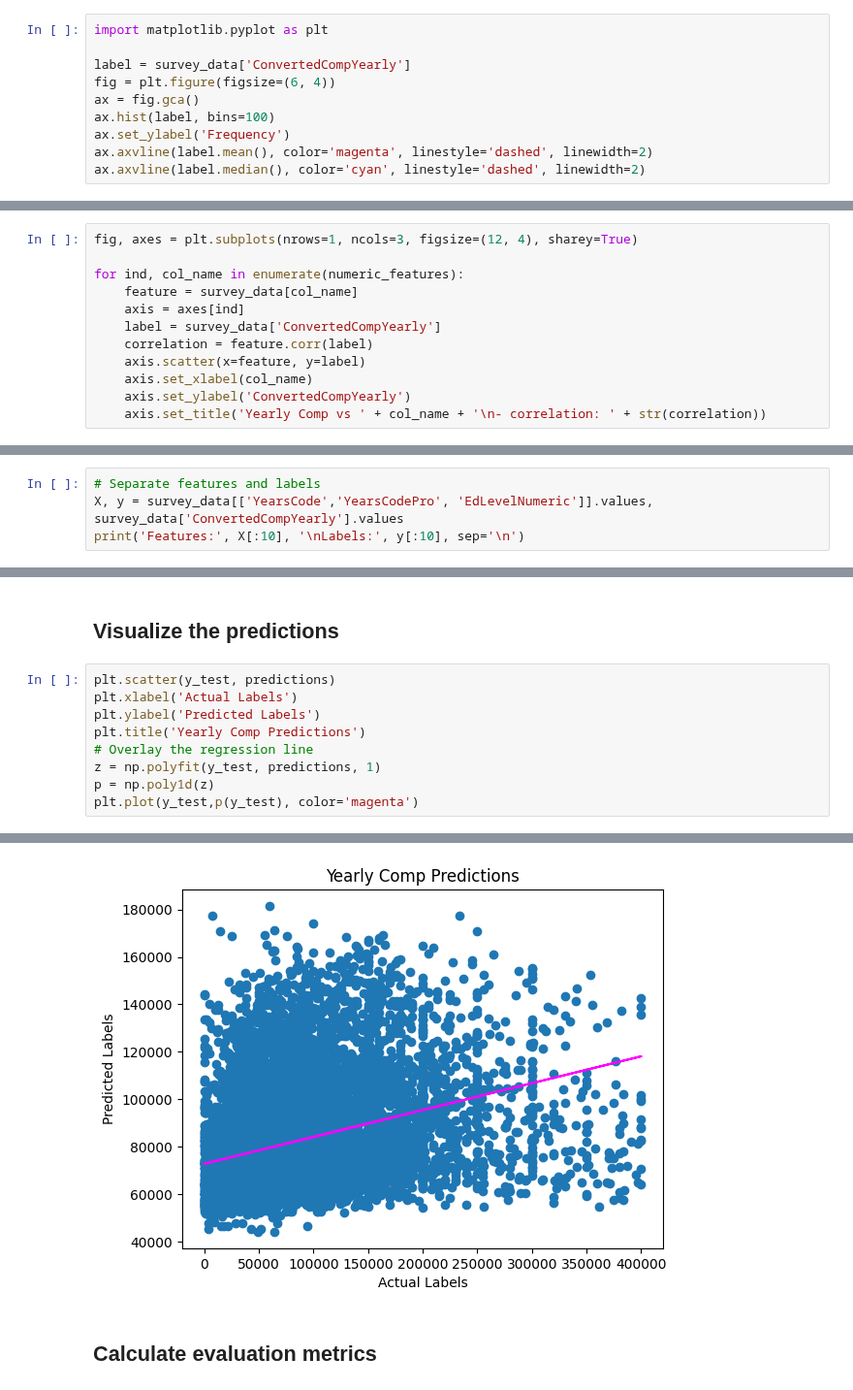
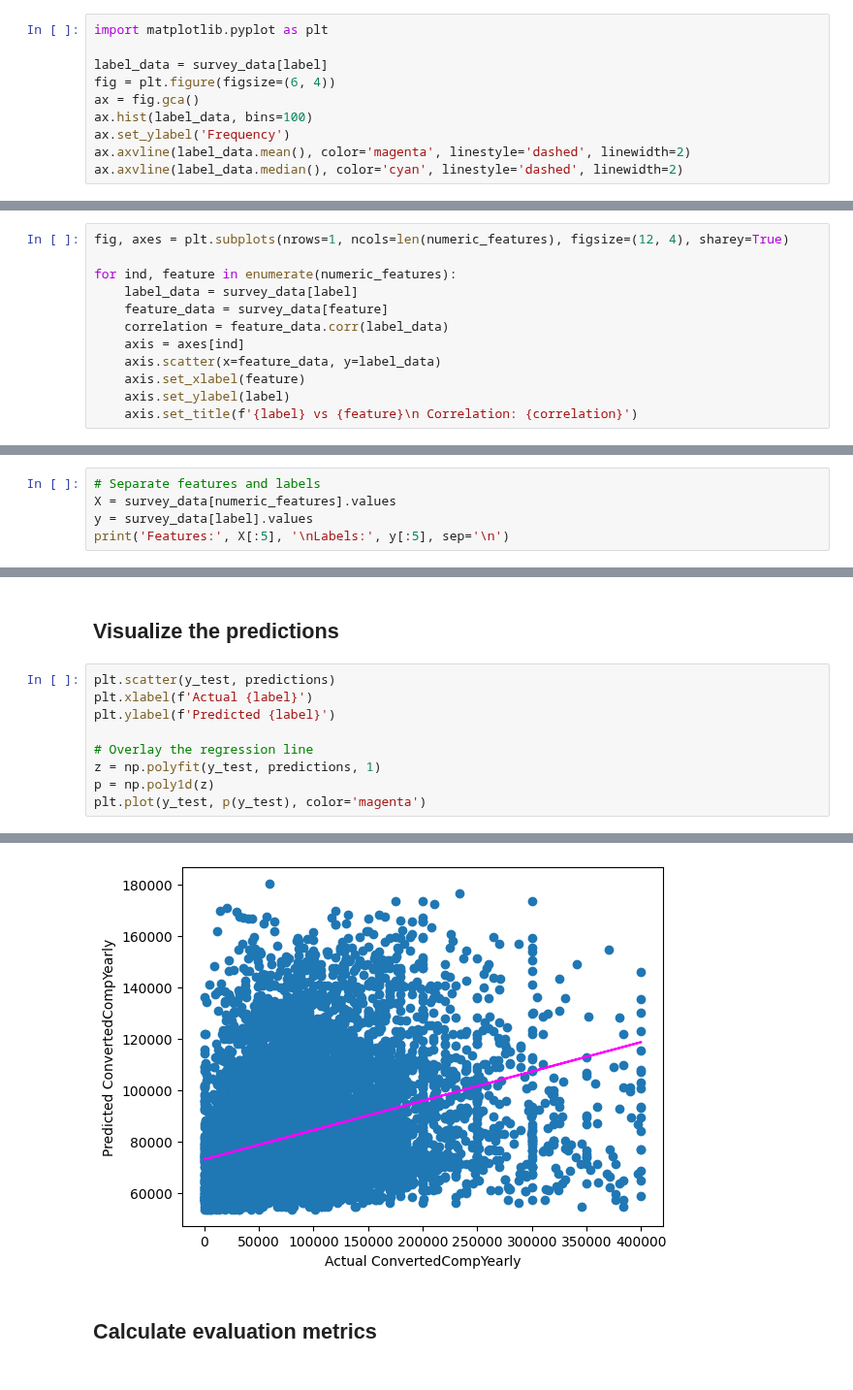
Before and after one commit to pamelafox/regression-model-azure-demo, a Jupyter notebook: explorer.ipynb, the cells around one changed output, grey strips where cells are left out. Shown at 97% size. Saved outputs shown, nothing was run; the diff lists cells and outputs as text.

```diff
--- a/explorer.ipynb
+++ b/explorer.ipynb
@@ -98,13 +73,13 @@ survey_data[["EdLevelNumeric"]].describe()
 # %%
 import matplotlib.pyplot as plt
 
-label = survey_data['ConvertedCompYearly']
+label_data = survey_data[label]
 fig = plt.figure(figsize=(6, 4))
 ax = fig.gca()
-ax.hist(label, bins=100)
+ax.hist(label_data, bins=100)
 ax.set_ylabel('Frequency')
-ax.axvline(label.mean(), color='magenta', linestyle='dashed', linewidth=2)
-ax.axvline(label.median(), color='cyan', linestyle='dashed', linewidth=2)
+ax.axvline(label_data.mean(), color='magenta', linestyle='dashed', linewidth=2)
+ax.axvline(label_data.median(), color='cyan', linestyle='dashed', linewidth=2)
 # %% [output]
 <matplotlib.lines.Line2D at 0x...>
 [figure]
@@ -139,15 +114,15 @@ for ind, col_name in enumerate(categorical_features):
 # %% [markdown]
 ## Measure correlations
 # %%
-fig, axes = plt.subplots(nrows=1, ncols=3, figsize=(12, 4), sharey=True)
+fig, axes = plt.subplots(nrows=1, ncols=len(numeric_features), figsize=(12, 4), sharey=True)
 
-for ind, col_name in enumerate(numeric_features):
-    feature = survey_data[col_name]
+for ind, feature in enumerate(numeric_features):
+    label_data = survey_data[label]
+    feature_data = survey_data[feature]
+    correlation = feature_data.corr(label_data)
     axis = axes[ind]
-    label = survey_data['ConvertedCompYearly']
-    correlation = feature.corr(label)
-    axis.scatter(x=feature, y=label)
-    axis.set_xlabel(col_name)
-    axis.set_ylabel('ConvertedCompYearly')
-    axis.set_title('Yearly Comp vs ' + col_name + '\n- correlation: ' + str(correlation))
+    axis.scatter(x=feature_data, y=label_data)
+    axis.set_xlabel(feature)
+    axis.set_ylabel(label)
+    axis.set_title(f'{label} vs {feature}\n Correlation: {correlation}')
 # %% [output]
@@ -158,7 +133,8 @@ for ind, col_name in enumerate(numeric_features):
 ## Separate test and train data
 # %%
 # Separate features and labels
-X, y = survey_data[['YearsCode','YearsCodePro', 'EdLevelNumeric']].values, survey_data['ConvertedCompYearly'].values
-print('Features:', X[:10], '\nLabels:', y[:10], sep='\n')
+X = survey_data[numeric_features].values
+y = survey_data[label].values
+print('Features:', X[:5], '\nLabels:', y[:5], sep='\n')
 # %% [output]
 Features:
@@ -214,16 +183,16 @@ Actual labels   :  [175000.  14448. 120000. 108590.  96300.  68832. 131181.  918
 ## Visualize the predictions
 # %%
 plt.scatter(y_test, predictions)
-plt.xlabel('Actual Labels')
-plt.ylabel('Predicted Labels')
-plt.title('Yearly Comp Predictions')
+plt.xlabel(f'Actual {label}')
+plt.ylabel(f'Predicted {label}')
+
 # Overlay the regression line
 z = np.polyfit(y_test, predictions, 1)
 p = np.poly1d(z)
-plt.plot(y_test,p(y_test), color='magenta')
+plt.plot(y_test, p(y_test), color='magenta')
 # %% [output]
 [<matplotlib.lines.Line2D at 0x...>]
-[figure, old version]
+[figure, new version]
 # %% [markdown]
 ## Calculate evaluation metrics
 # %%
```
Also changed, not shown: parts of 26 cells of this notebook, 7 other files.
